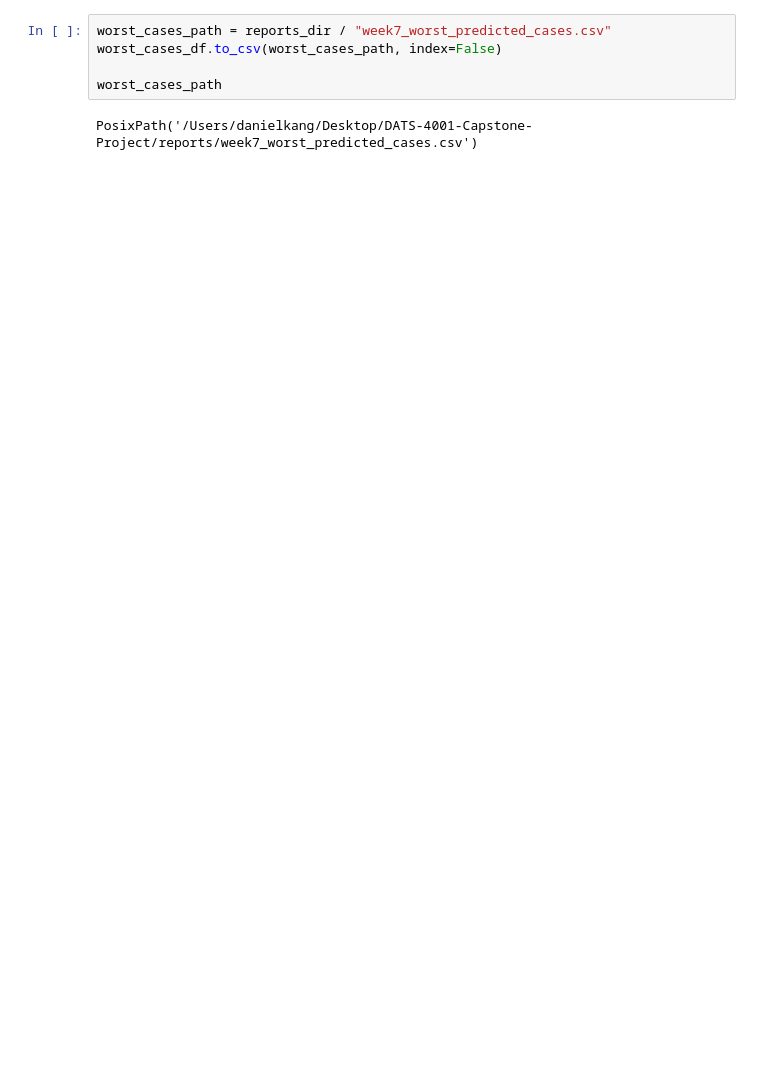
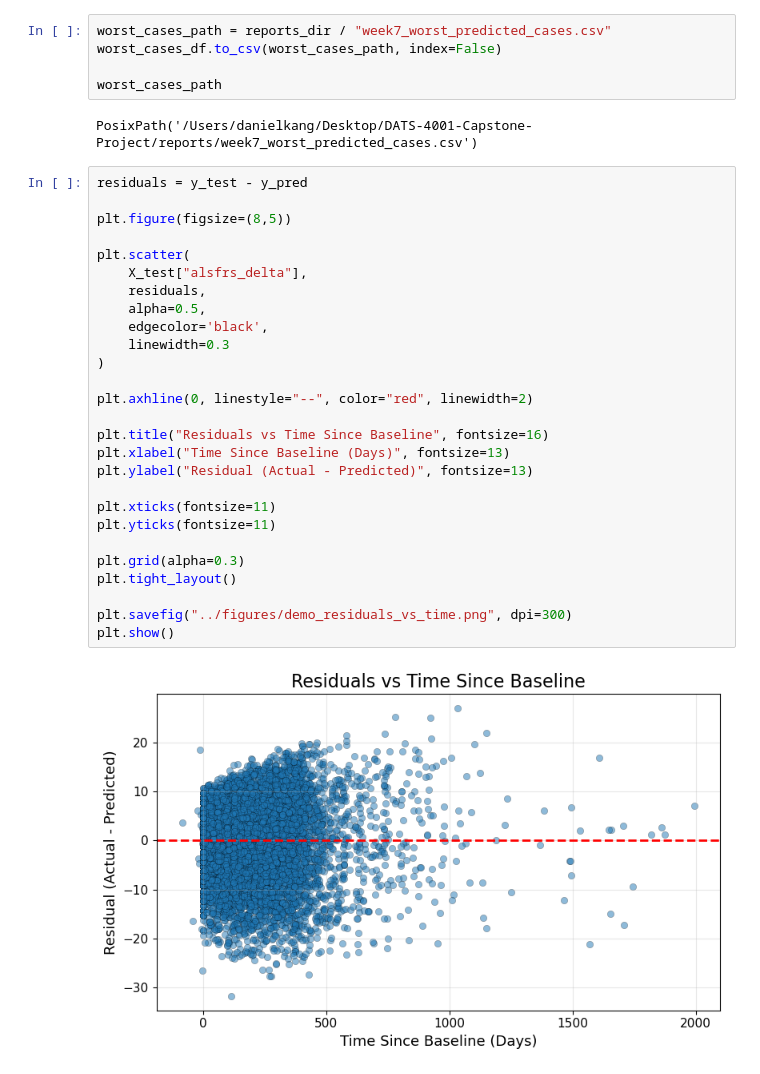
Before and after one commit to ddanielkang/DATS-4001-Capstone-Project, a Jupyter notebook: notebooks/06_model_interpretation_error_analysis.ipynb, the cells around one changed output. Saved outputs shown, nothing was run; the diff lists cells and outputs as text; blank space fills up the shorter version.

Commit message:
Add demo presentation and visuals, organize repo

```diff
--- a/notebooks/06_model_interpretation_error_analysis.ipynb
+++ b/notebooks/06_model_interpretation_error_analysis.ipynb
@@ -278,3 +278,32 @@ worst_cases_df.to_csv(worst_cases_path, index=False)
 worst_cases_path
 # %% [output]
 PosixPath('/Users/danielkang/Desktop/DATS-4001-Capstone-Project/reports/week7_worst_predicted_cases.csv')
+# %%
+residuals = y_test - y_pred
+
+plt.figure(figsize=(8,5))
+
+plt.scatter(
+    X_test["alsfrs_delta"],
+    residuals,
+    alpha=0.5,
+    edgecolor='black',
+    linewidth=0.3
+)
+
+plt.axhline(0, linestyle="--", color="red", linewidth=2)
+
+plt.title("Residuals vs Time Since Baseline", fontsize=16)
+plt.xlabel("Time Since Baseline (Days)", fontsize=13)
+plt.ylabel("Residual (Actual - Predicted)", fontsize=13)
+
+plt.xticks(fontsize=11)
+plt.yticks(fontsize=11)
+
+plt.grid(alpha=0.3)
+plt.tight_layout()
+
+plt.savefig("../figures/demo_residuals_vs_time.png", dpi=300)
+plt.show()
+# %% [output]
+[figure, added]
```
Also changed, not shown: parts of 1 cell of this notebook, 20 other files.
